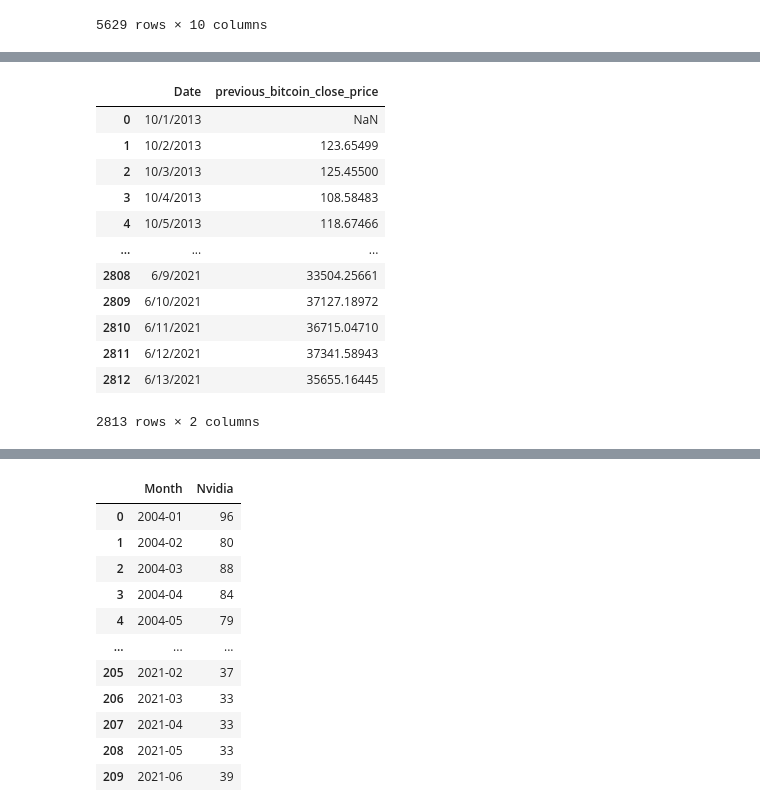
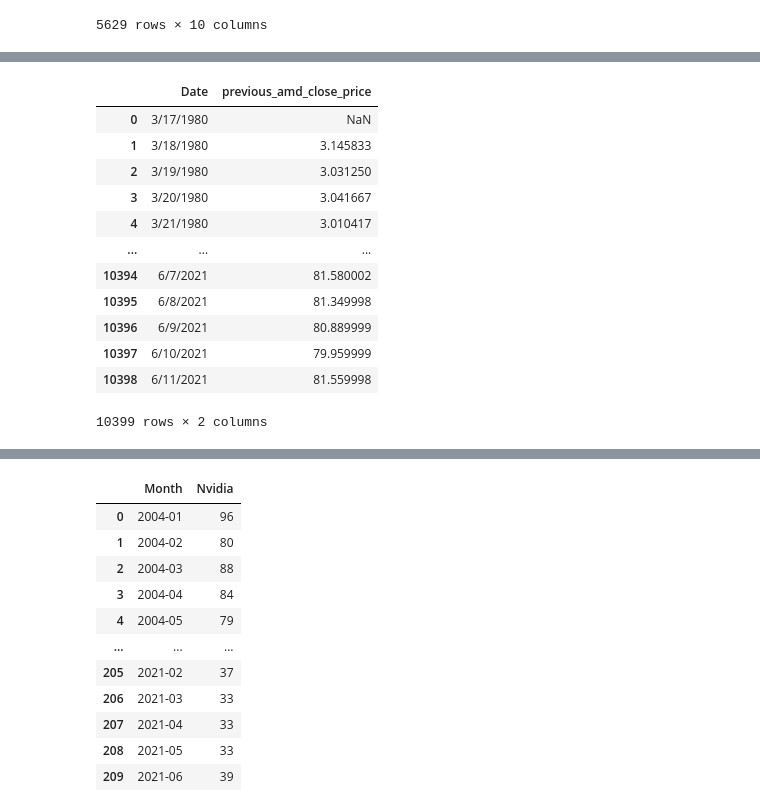
Before and after one commit to jayce7376/Nvidia_Stock_Prediction, a Jupyter notebook: notebook.ipynb, the cells around one changed output, grey strips where cells are left out. Drawn from its saved outputs; the diff is of its cells as text; code cells hidden in the pictures.

```diff
--- a/notebook.ipynb
+++ b/notebook.ipynb
@@ -74,16 +54,0 @@ bitcoin.drop(columns=['Closing Price (USD)', '24h Open (USD)', '24h High (USD)',
-# %%
-bitcoin
-# %% [output]
-|  | Date | previous_bitcoin_close_price |
-| 0 | 10/1/2013 | NaN |
-| 1 | 10/2/2013 | 123.65499 |
-| 2 | 10/3/2013 | 125.45500 |
-| 3 | 10/4/2013 | 108.58483 |
-| 4 | 10/5/2013 | 118.67466 |
-| ... | ... | ... |
-| 2808 | 6/9/2021 | 33504.25661 |
-| 2809 | 6/10/2021 | 37127.18972 |
-| 2810 | 6/11/2021 | 36715.04710 |
-| 2811 | 6/12/2021 | 37341.58943 |
-| 2812 | 6/13/2021 | 35655.16445 |
-2813 rows × 2 columns
@@ -90 +58,17 @@ bitcoin
+# %%
+amd
+# %% [output]
+|  | Date | previous_amd_close_price |
+| 0 | 3/17/1980 | NaN |
+| 1 | 3/18/1980 | 3.145833 |
+| 2 | 3/19/1980 | 3.031250 |
+| 3 | 3/20/1980 | 3.041667 |
+| 4 | 3/21/1980 | 3.010417 |
+| ... | ... | ... |
+| 10394 | 6/7/2021 | 81.580002 |
+| 10395 | 6/8/2021 | 81.349998 |
+| 10396 | 6/9/2021 | 80.889999 |
+| 10397 | 6/10/2021 | 79.959999 |
+| 10398 | 6/11/2021 | 81.559998 |
+10399 rows × 2 columns
 # %%
```
Also changed, not shown: parts of 15 cells of this notebook, 3 other files.
